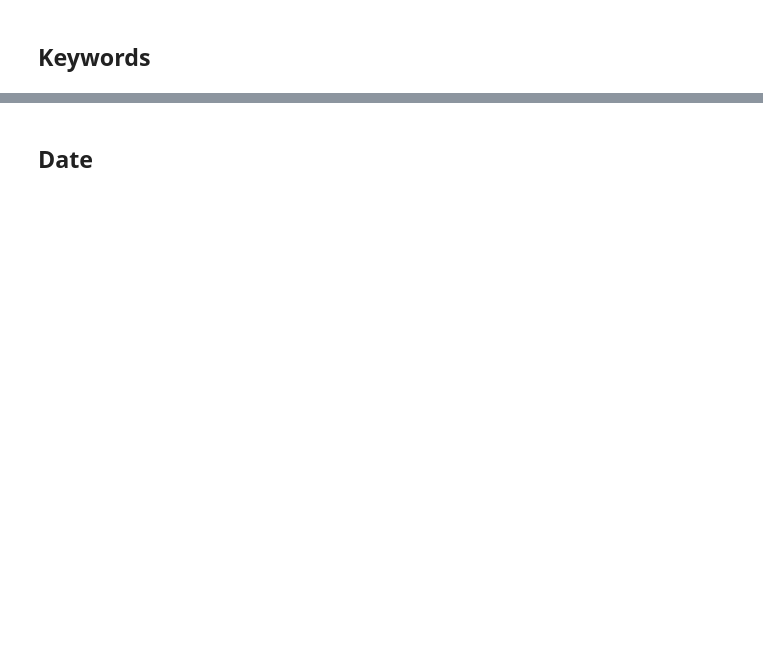
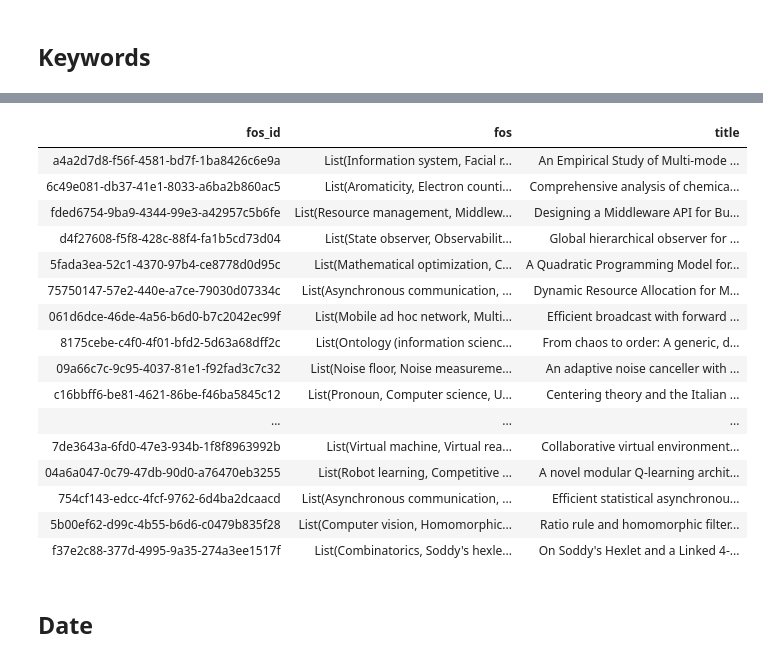
Before and after one commit to Karljohan99/BDM2023-group3, a Jupyter notebook: project1/Project_1_Streaming.ipynb, the cells around one changed output, grey strips where cells are left out. Saved outputs shown, nothing was run; the diff lists cells and outputs as text; code cells hidden in the pictures; blank space fills up the shorter version.

```diff
--- a/project1/Project_1_Streaming.ipynb
+++ b/project1/Project_1_Streaming.ipynb
@@ -549,3 +576,54 @@ tahoe
+# %%
+def getFos(doi, fos):
+    result = [] if not fos else fos
+    query = []
+    try:
+        query = cr.works(ids = doi)['message']['subject']
+    except:
+        pass
+    return [*result, *query]
+
+getFosUDF = udf(getFos, ArrayType(StringType()))
+# %%
+fos_df = (filtered_df
+          .limit(100)
+          .select('title', "doi", 'fos')
+          .withColumn("FOS", getFosUDF(F.col("doi"), F.col("fos")))
+          .select('title', F.col('FOS').alias('fos'))
+          .filter(F.size('fos') > 0)
+           )
+
+fos = (fos_df.select("fos")
+            .dropDuplicates()
+            .withColumn("fos_id", F.expr("uuid()"))
+          )
+
+fos = (fos_df.join(fos, ["fos"])
+           .select("fos_id", "fos", "title")
+           .dropDuplicates()
+        )
+
+display(fos)
+fos_clean = fos.select("fos_id", "fos")
+#fos_clean.write.format("delta").mode("overwrite").saveAsTable("fos")
+# %% [output]
+| fos_id | fos | title |
+| a4a2d7d8-f56f-4581-bd7f-1ba8426c6e9a | List(Information system, Facial r... | An Empirical Study of Multi-mode ... |
+| 6c49e081-db37-41e1-8033-a6ba2b860ac5 | List(Aromaticity, Electron counti... | Comprehensive analysis of chemica... |
+| fded6754-9ba9-4344-99e3-a42957c5b6fe | List(Resource management, Middlew... | Designing a Middleware API for Bu... |
+| d4f27608-f5f8-428c-88f4-fa1b5cd73d04 | List(State observer, Observabilit... | Global hierarchical observer for ... |
+| 5fada3ea-52c1-4370-97b4-ce8778d0d95c | List(Mathematical optimization, C... | A Quadratic Programming Model for... |
+| 75750147-57e2-440e-a7ce-79030d07334c | List(Asynchronous communication, ... | Dynamic Resource Allocation for M... |
+| 061d6dce-46de-4a56-b6d0-b7c2042ec99f | List(Mobile ad hoc network, Multi... | Efficient broadcast with forward ... |
+| 8175cebe-c4f0-4f01-bfd2-5d63a68dff2c | List(Ontology (information scienc... | From chaos to order: A generic, d... |
+| 09a66c7c-9c95-4037-81e1-f92fad3c7c32 | List(Noise floor, Noise measureme... | An adaptive noise canceller with ... |
+| c16bbff6-be81-4621-86be-f46ba5845c12 | List(Pronoun, Computer science, U... | Centering theory and the Italian ... |
+| ... | ... | ... |
+| 7de3643a-6fd0-47e3-934b-1f8f8963992b | List(Virtual machine, Virtual rea... | Collaborative virtual environment... |
+| 04a6a047-0c79-47db-90d0-a76470eb3255 | List(Robot learning, Competitive ... | A novel modular Q-learning archit... |
+| 754cf143-edcc-4fcf-9762-6d4ba2dcaacd | List(Asynchronous communication, ... | Efficient statistical asynchronou... |
+| 5b00ef62-d99c-4b55-b6d6-c0479b835f28 | List(Computer vision, Homomorphic... | Ratio rule and homomorphic filter... |
+| f37e2c88-377d-4995-9a35-274a3ee1517f | List(Combinatorics, Soddy's hexle... | On Soddy's Hexlet and a Linked 4-... |
 # %% [markdown]
 ## Date
 # %%
```
Also changed, not shown: parts of 15 cells of this notebook.
